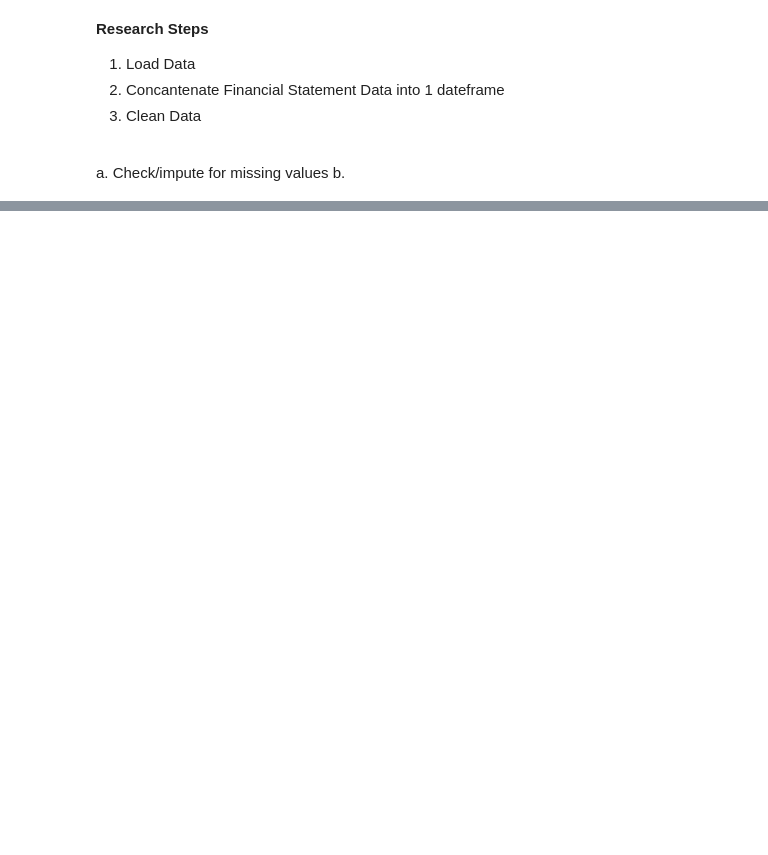
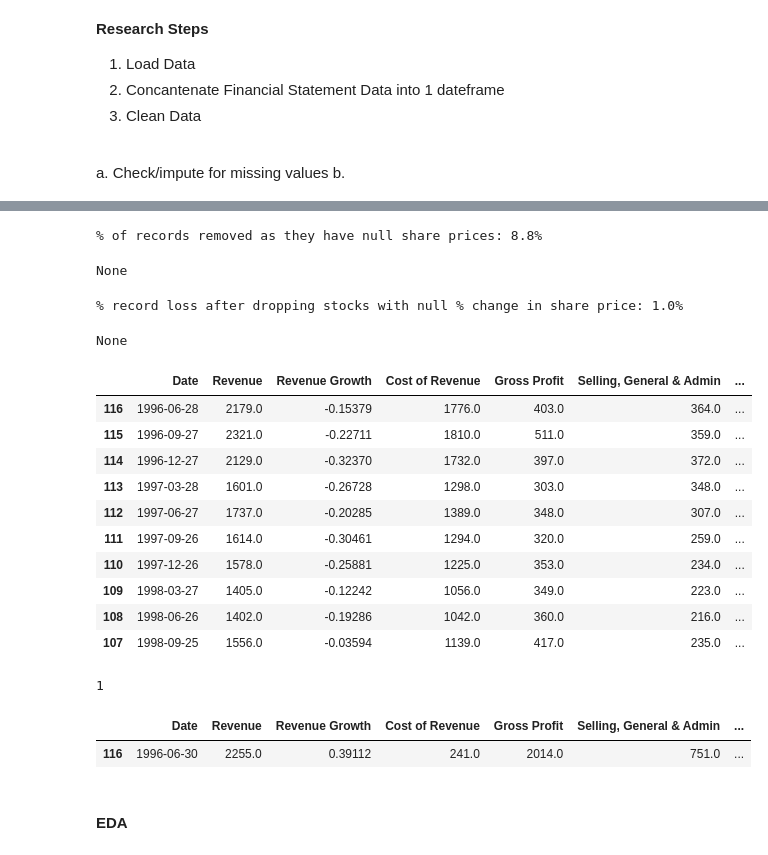
Before and after one commit to jasonericr/dissertation, a Jupyter notebook: dissertation.ipynb, the cells around one changed output, grey strips where cells are left out. Drawn from its saved outputs; the diff is of its cells as text; code cells hidden in the pictures; blank space fills up the shorter version.

```diff
--- a/dissertation.ipynb
+++ b/dissertation.ipynb
@@ -324,0 +263,70 @@ dtype: float64
+# %%
+# Create
+df_copy = df.copy()
+
+# calculate stock price at each time interval from EPS and PE Ratio
+df_copy['share_price'] = df_copy['EPS (Diluted)'] * df_copy['PE Ratio']
+df_copy['share_price'] = df_copy['share_price'].apply(lambda x: np.round(x, 2))
+
+# remove records where there is no share price
+df_no_null_stock_price = df_copy[~df_copy['share_price'].isnull()]
+
+# number of records before and after removing dataframes with null price values
+display(print(f'% of records removed as they have null share prices: {(df_copy.shape[0]-df_no_null_stock_price.shape[0])/df_copy.shape[0]*100:0.1f}%'))
+
+# can drop TTM EPS Diluted as share price has been calculated; the Quarterly EPS Diluted field will remain
+df_no_null_stock_price = df_no_null_stock_price.drop(columns=['EPS (Diluted)'])
+
+# Calculate price percentage change
+# Sort by ticker symbol and date
+df_no_null_stock_price = df_no_null_stock_price.sort_values(['ticker_symbol', 'Date'], ascending=[True, True])
+# Group by stock symbol and remove rows with no share price
+df_no_null_stock_price = df_no_null_stock_price[df_no_null_stock_price['share_price']!=0]
+
+# change Data to date data type
+df_no_null_stock_price['Date'] = pd.to_datetime(df_no_null_stock_price['Date'])
+# limit stocks to those with financial data betwee 1996 and 2024
+df_no_null_stock_price = df_no_null_stock_price[(df_no_null_stock_price['Date']>'1995-12-31') & (df_no_null_stock_price['Date']<'2025-01-01')]
+
+# calculate stock price % change period over period for each ticker symbol
+df_no_null_stock_price['share_prct_chg'] = df_no_null_stock_price.groupby(['ticker_symbol'], as_index=False)['share_price'].pct_change()
+# remove any records with no stock share % change; these would be the first period of data for each stock
+df_no_null_stock_chng = df_no_null_stock_price[~df_no_null_stock_price['share_prct_chg'].isnull()]
+
+# reset index for each stock ticker based on reporting date
+# drop original index field
+df_no_null_stock_chng = df_no_null_stock_chng.drop(columns=['index'])
+# sort df by ticker symbol and date
+df_no_null_stock_chng = df_no_null_stock_chng.sort_values(['ticker_symbol', 'Date'], ascending=[True, True])
+# reset index based on reporting date grouped by ticker symbol
+df_no_null_stock_chng['index'] = df_no_null_stock_chng.groupby(['ticker_symbol'], as_index=False).cumcount()+1
+# calc % record loss after
+display(print(f'% record loss after dropping stocks with null % change in share price: {(df_no_null_stock_price.shape[0]-df_no_null_stock_chng.shape[0])/df_no_null_stock_price.shape[0]*100:0.1f}%'))
+df_no_null_stock_chng.head(10)
+# %% [output]
+% of records removed as they have null share prices: 8.8%
+None
+% record loss after dropping stocks with null % change in share price: 1.0%
+None
+|  | Date | Revenue | Revenue Growth | Cost of Revenue | Gross Profit | Selling, General & Admin | ... |
+| 116 | 1996-06-28 | 2179.0 | -0.15379 | 1776.0 | 403.0 | 364.0 | ... |
+| 115 | 1996-09-27 | 2321.0 | -0.22711 | 1810.0 | 511.0 | 359.0 | ... |
+| 114 | 1996-12-27 | 2129.0 | -0.32370 | 1732.0 | 397.0 | 372.0 | ... |
+| 113 | 1997-03-28 | 1601.0 | -0.26728 | 1298.0 | 303.0 | 348.0 | ... |
+| 112 | 1997-06-27 | 1737.0 | -0.20285 | 1389.0 | 348.0 | 307.0 | ... |
+| 111 | 1997-09-26 | 1614.0 | -0.30461 | 1294.0 | 320.0 | 259.0 | ... |
+| 110 | 1997-12-26 | 1578.0 | -0.25881 | 1225.0 | 353.0 | 234.0 | ... |
+| 109 | 1998-03-27 | 1405.0 | -0.12242 | 1056.0 | 349.0 | 223.0 | ... |
+| 108 | 1998-06-26 | 1402.0 | -0.19286 | 1042.0 | 360.0 | 216.0 | ... |
+| 107 | 1998-09-25 | 1556.0 | -0.03594 | 1139.0 | 417.0 | 235.0 | ... |
+# %%
+df_no_null_stock_chng[df_no_null_stock_chng['ticker_symbol']=='aapl']['index'].min()
+# %% [output]
+1
+# %%
+df_no_null_stock_chng[(df_no_null_stock_chng['ticker_symbol']=='msft') & (df_no_null_stock_chng['index']==1)]
+# %% [output]
+|  | Date | Revenue | Revenue Growth | Cost of Revenue | Gross Profit | Selling, General & Admin | ... |
+| 116 | 1996-06-30 | 2255.0 | 0.39112 | 241.0 | 2014.0 | 751.0 | ... |
+# %% [markdown]
+#### EDA
```
Also changed, not shown: parts of 121 cells of this notebook.
